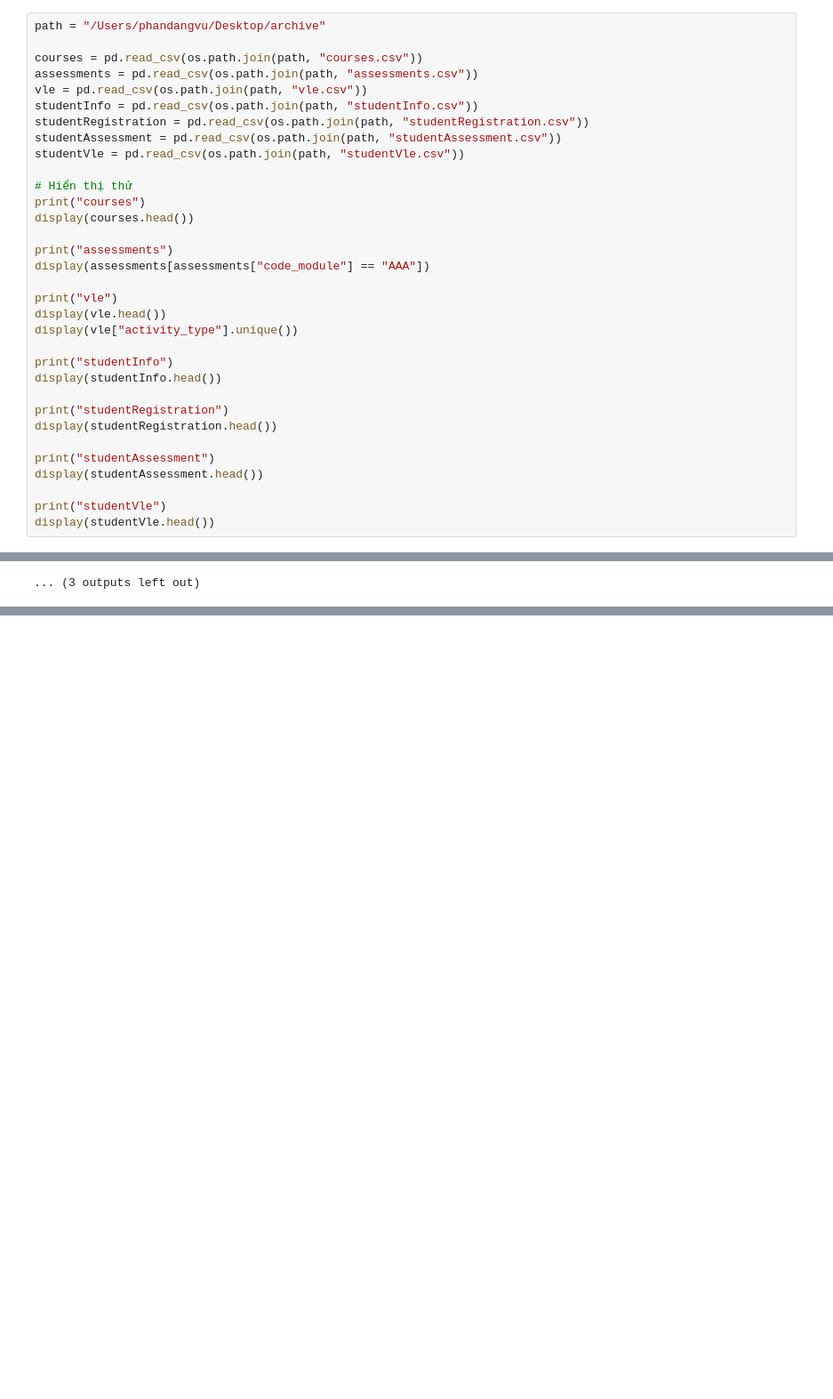
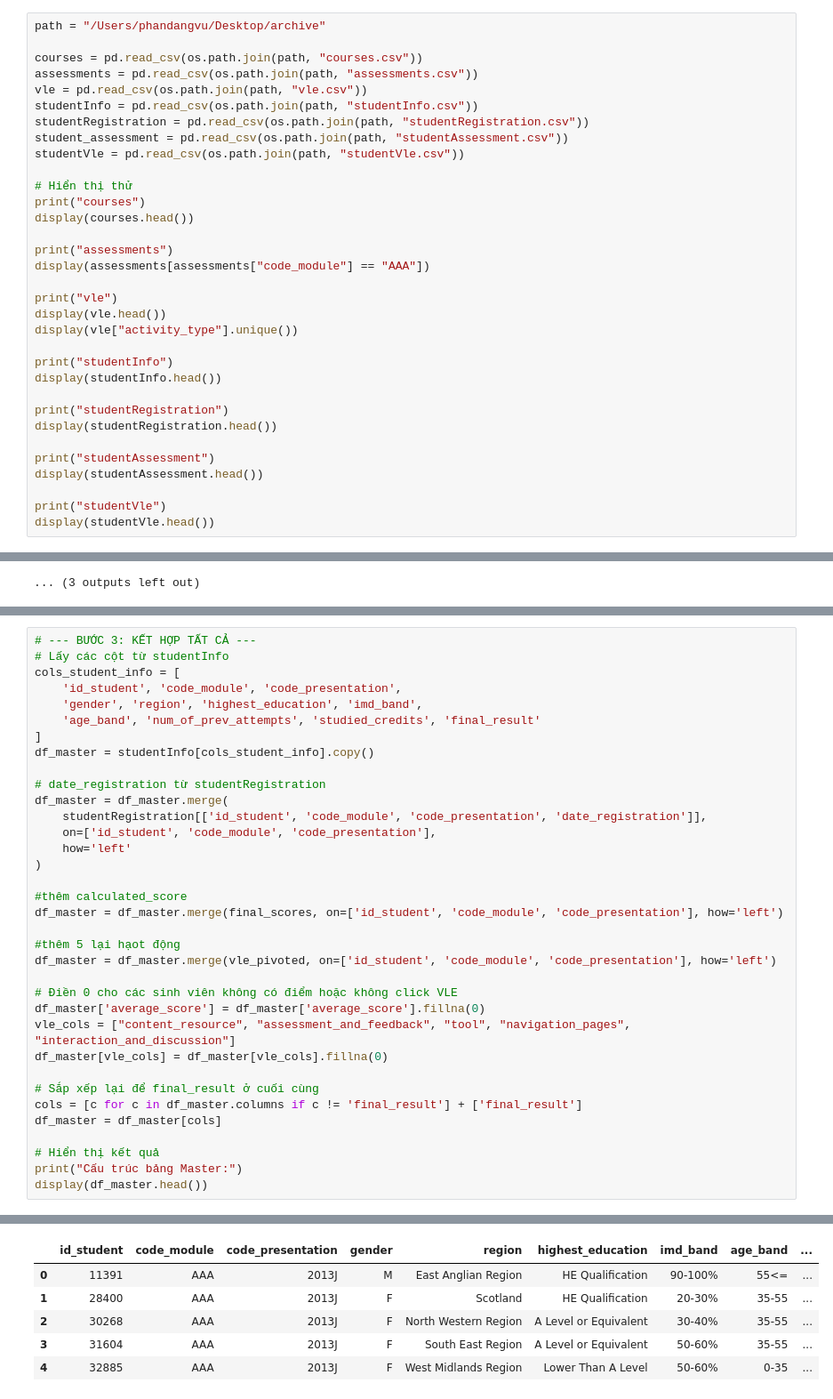
Before and after one commit to PhanDangVu/oulad_processed_final, a Jupyter notebook: test.ipynb, the cells around one changed output, grey strips where cells are left out. Shown at 89% size. Saved outputs shown, nothing was run; the diff lists cells and outputs as text; blank space fills up the shorter version.

```diff
--- a/test.ipynb
+++ b/test.ipynb
@@ -12,7 +12,7 @@ assessments = pd.read_csv(os.path.join(path, "assessments.csv"))
 vle = pd.read_csv(os.path.join(path, "vle.csv"))
 studentInfo = pd.read_csv(os.path.join(path, "studentInfo.csv"))
 studentRegistration = pd.read_csv(os.path.join(path, "studentRegistration.csv"))
-studentAssessment = pd.read_csv(os.path.join(path, "studentAssessment.csv"))
+student_assessment = pd.read_csv(os.path.join(path, "studentAssessment.csv"))
 studentVle = pd.read_csv(os.path.join(path, "studentVle.csv"))
 
 # Hiển thị thử
@@ -200,0 +154,36 @@ Dữ liệu sau khi pivot (mỗi sinh viên 1 dòng, thêm cột click theo nhó
+# %%
+# --- BƯỚC 3: KẾT HỢP TẤT CẢ ---
+# Lấy các cột từ studentInfo
+cols_student_info = [
+    'id_student', 'code_module', 'code_presentation',
+    'gender', 'region', 'highest_education', 'imd_band',
+    'age_band', 'num_of_prev_attempts', 'studied_credits', 'final_result'
+]
+df_master = studentInfo[cols_student_info].copy()
+
+# date_registration từ studentRegistration
+df_master = df_master.merge(
+    studentRegistration[['id_student', 'code_module', 'code_presentation', 'date_registration']],
+    on=['id_student', 'code_module', 'code_presentation'],
+    how='left'
+)
+
+#thêm calculated_score
+df_master = df_master.merge(final_scores, on=['id_student', 'code_module', 'code_presentation'], how='left')
+
+#thêm 5 lại hạot động
+df_master = df_master.merge(vle_pivoted, on=['id_student', 'code_module', 'code_presentation'], how='left')
+
+# Điền 0 cho các sinh viên không có điểm hoặc không click VLE
+df_master['average_score'] = df_master['average_score'].fillna(0)
+vle_cols = ["content_resource", "assessment_and_feedback", "tool", "navigation_pages", "interaction_and_discussion"]
+df_master[vle_cols] = df_master[vle_cols].fillna(0)
+
+# Sắp xếp lại để final_result ở cuối cùng
+cols = [c for c in df_master.columns if c != 'final_result'] + ['final_result']
+df_master = df_master[cols]
+
+# Hiển thị kết quả
+print("Cấu trúc bảng Master:")
+display(df_master.head())
+# %% [output]
@@ -200,0 +191,6 @@ Dữ liệu sau khi pivot (mỗi sinh viên 1 dòng, thêm cột click theo nhó
+|  | id_student | code_module | code_presentation | gender | region | highest_education | imd_band | age_band | ... |
+| 0 | 11391 | AAA | 2013J | M | East Anglian Region | HE Qualification | 90-100% | 55<= | ... |
+| 1 | 28400 | AAA | 2013J | F | Scotland | HE Qualification | 20-30% | 35-55 | ... |
+| 2 | 30268 | AAA | 2013J | F | North Western Region | A Level or Equivalent | 30-40% | 35-55 | ... |
+| 3 | 31604 | AAA | 2013J | F | South East Region | A Level or Equivalent | 50-60% | 35-55 | ... |
+| 4 | 32885 | AAA | 2013J | F | West Midlands Region | Lower Than A Level | 50-60% | 0-35 | ... |
```
Also changed, not shown: parts of 6 cells of this notebook.
